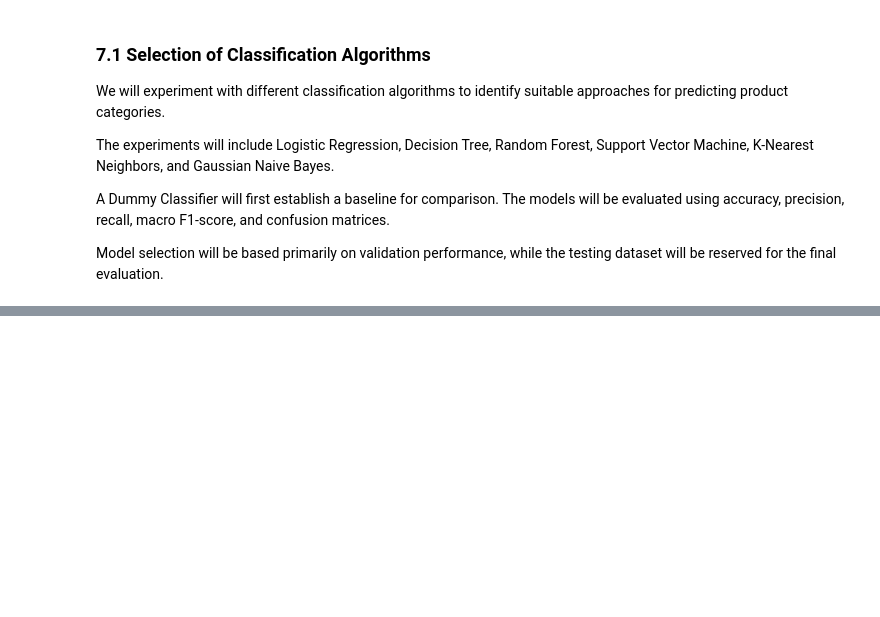
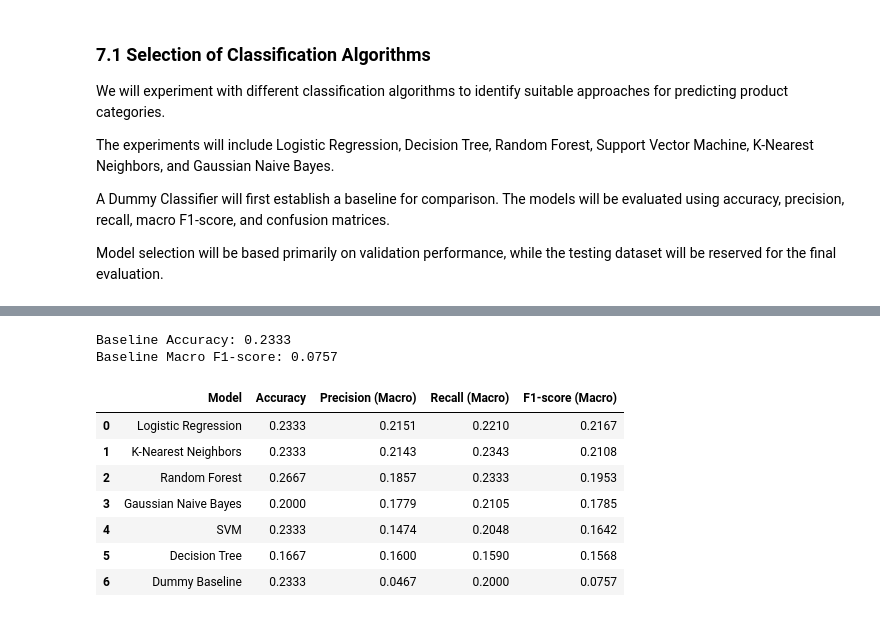
Before and after one commit to jbyiringiro/Formative2-Data_Preprocessing, a Jupyter notebook: notebooks/customer_purchase_prediction_data_preprocessing.ipynb, the cells around one changed output, grey strips where cells are left out. Cells and saved outputs as stored; diff of their text form; code cells hidden in the pictures; blank space fills up the shorter version.

```diff
--- a/notebooks/customer_purchase_prediction_data_preprocessing.ipynb
+++ b/notebooks/customer_purchase_prediction_data_preprocessing.ipynb
@@ -1459,0 +1489,23 @@ Model selection will be based primarily on validation performance, while the tes
+# %%
+baseline_model = DummyClassifier(strategy="most_frequent")
+
+baseline_model.fit(X_train_prepared, y_train)
+
+baseline_predictions = baseline_model.predict(X_validation_prepared)
+
+baseline_accuracy = accuracy_score(
+    y_validation,
+    baseline_predictions
+)
+
+baseline_f1 = f1_score(
+    y_validation,
+    baseline_predictions,
+    average="macro"
+)
+
+print("Baseline Accuracy:", round(baseline_accuracy, 4))
+print("Baseline Macro F1-score:", round(baseline_f1, 4))
+# %% [output]
+Baseline Accuracy: 0.2333
+Baseline Macro F1-score: 0.0757
@@ -1459,0 +1548,52 @@ Model selection will be based primarily on validation performance, while the tes
+# %%
+results = []
+
+# Include the baseline in our comparison
+all_models = {
+    "Dummy Baseline": baseline_model,
+    **models
+}
+
+for model_name, model in all_models.items():
+
+    # Train the model
+    model.fit(X_train_prepared, y_train)
+
+    # Predict using validation data
+    predictions = model.predict(X_validation_prepared)
+
+    # Calculate evaluation metrics
+    results.append({
+        "Model": model_name,
+        "Accuracy": accuracy_score(y_validation, predictions),
+        "Precision (Macro)": precision_score(
+            y_validation, predictions,
+            average="macro", zero_division=0
+        ),
+        "Recall (Macro)": recall_score(
+            y_validation, predictions,
+            average="macro", zero_division=0
+        ),
+        "F1-score (Macro)": f1_score(
+            y_validation, predictions,
+            average="macro", zero_division=0
+        )
+    })
+
+results_df = pd.DataFrame(results)
+
+results_df = results_df.sort_values(
+    by="F1-score (Macro)",
+    ascending=False
+).reset_index(drop=True)
+
+display(results_df.round(4))
+# %% [output]
+|  | Model | Accuracy | Precision (Macro) | Recall (Macro) | F1-score (Macro) |
+| 0 | Logistic Regression | 0.2333 | 0.2151 | 0.2210 | 0.2167 |
+| 1 | K-Nearest Neighbors | 0.2333 | 0.2143 | 0.2343 | 0.2108 |
+| 2 | Random Forest | 0.2667 | 0.1857 | 0.2333 | 0.1953 |
+| 3 | Gaussian Naive Bayes | 0.2000 | 0.1779 | 0.2105 | 0.1785 |
+| 4 | SVM | 0.2333 | 0.1474 | 0.2048 | 0.1642 |
+| 5 | Decision Tree | 0.1667 | 0.1600 | 0.1590 | 0.1568 |
+| 6 | Dummy Baseline | 0.2333 | 0.0467 | 0.2000 | 0.0757 |
```
Also changed, not shown: parts of 24 cells of this notebook, 1 other file.
